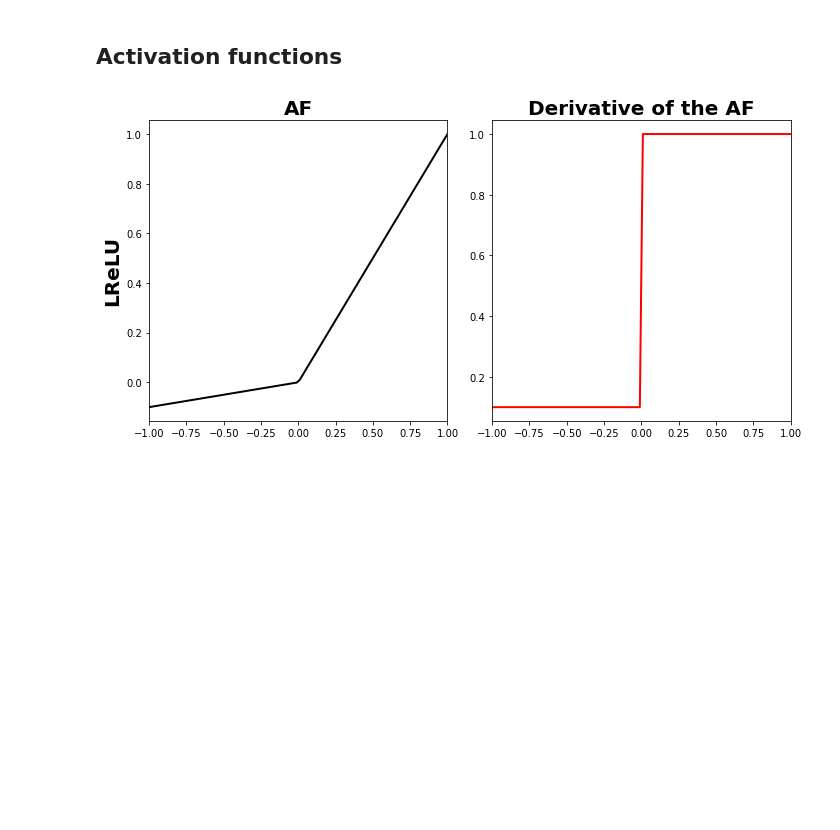
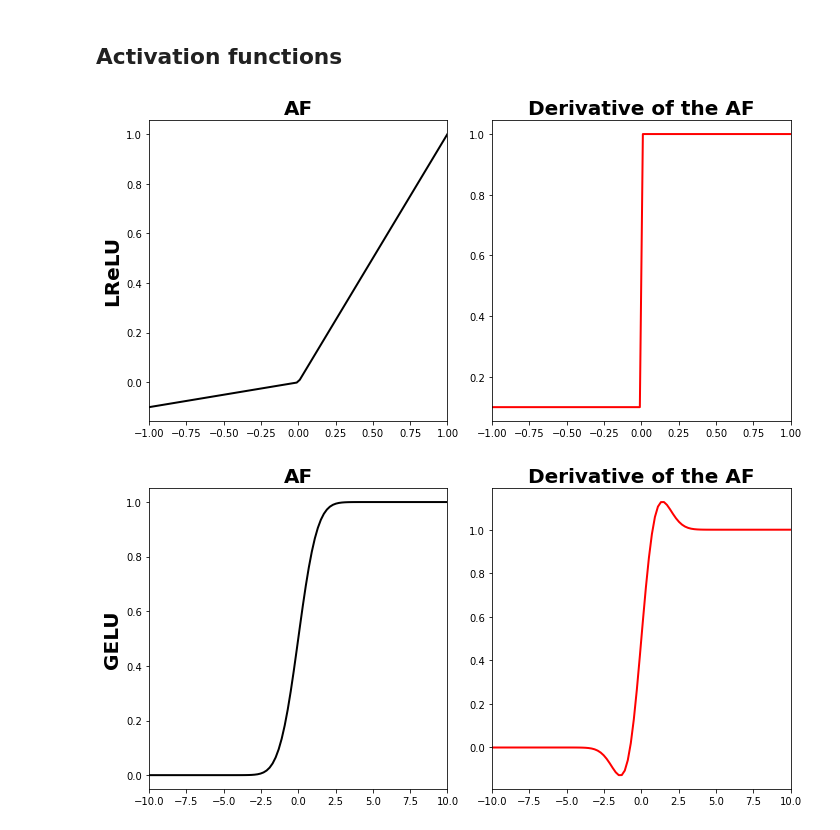
Before and after one commit to hplbrayan/Neural-Network-From-Scratch, a Jupyter notebook: notebooks/proofs.ipynb, the cells around one changed output. Drawn from its saved outputs; the diff is of its cells as text; code cells hidden in the pictures; blank space fills up the shorter version.

```diff
--- a/notebooks/proofs.ipynb
+++ b/notebooks/proofs.ipynb
@@ -44,6 +44,10 @@ import plot_utils.plot_utils as pu  # Alias opcional
 ## Activation functions
 # %%
 act_lrelu = LReLU(a=0.1)
+act_gelu = GELU()
+
 plot_af(x=np.linspace(-1,1, 100), af=act_lrelu.act, daf=act_lrelu.dadz, af_ylabel="LReLU", daf_ylabel="")
+plot_af(x=np.linspace(-10,10, 100), af=act_gelu.act, daf=act_gelu.dadz, af_ylabel="GELU", daf_ylabel="")
 # %% [output]
 [figure]
+[figure, added]
```
Also changed, not shown: 1 other file.
